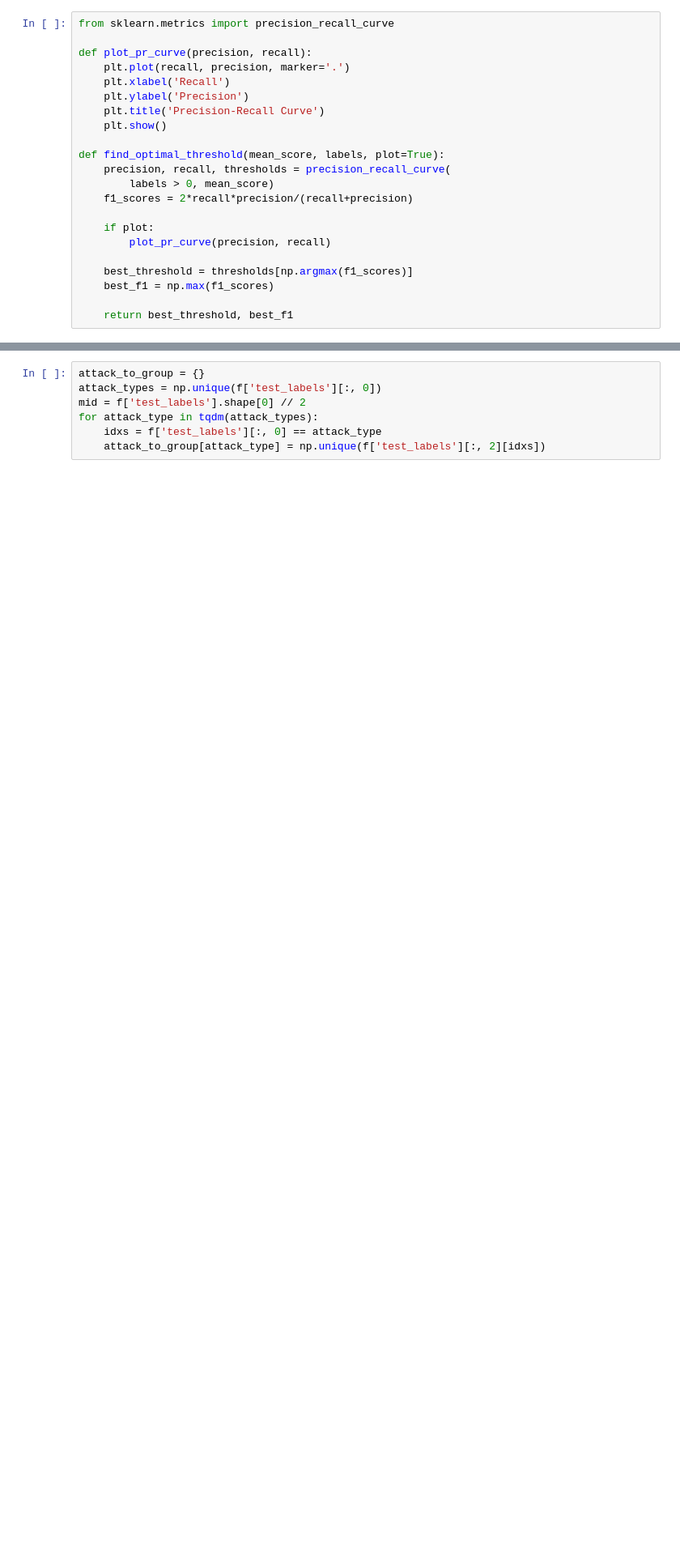
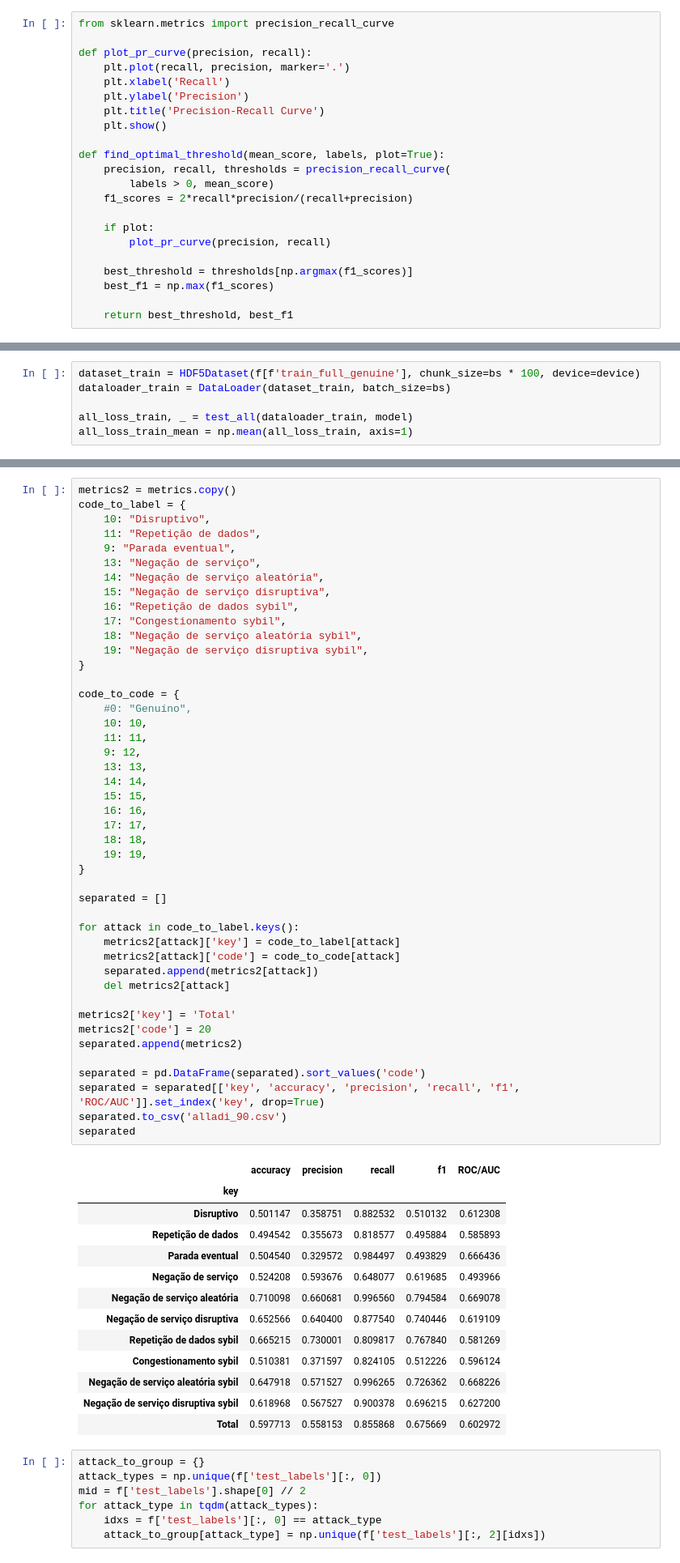
Before and after one commit to imperial-qore/TranAD, a Jupyter notebook: veremi/inference.ipynb, the cells around one changed output, grey strips where cells are left out. Shown at 81% size. Saved outputs shown, nothing was run; the diff lists cells and outputs as text; blank space fills up the shorter version.

```diff
--- a/veremi/inference.ipynb
+++ b/veremi/inference.ipynb
@@ -374,0 +459,6 @@ find_optimal_threshold(all_loss_mean, label)
+# %%
+dataset_train = HDF5Dataset(f[f'train_full_genuine'], chunk_size=bs * 100, device=device)
+dataloader_train = DataLoader(dataset_train, batch_size=bs)
+
+all_loss_train, _ = test_all(dataloader_train, model)
+all_loss_train_mean = np.mean(all_loss_train, axis=1)
@@ -375,3 +473,62 @@ find_optimal_threshold(all_loss_mean, label)
+# %%
+metrics2 = metrics.copy()
+code_to_label = {
+    10: "Disruptivo",
+    11: "Repetição de dados",
+    9: "Parada eventual",
+    13: "Negação de serviço",
+    14: "Negação de serviço aleatória",
+    15: "Negação de serviço disruptiva",
+    16: "Repetição de dados sybil",
+    17: "Congestionamento sybil",
+    18: "Negação de serviço aleatória sybil",
+    19: "Negação de serviço disruptiva sybil",
+}
+
+code_to_code = {
+    #0: "Genuíno",
+    10: 10,
+    11: 11,
+    9: 12,
+    13: 13,
+    14: 14,
+    15: 15,
+    16: 16,
+    17: 17,
+    18: 18,
+    19: 19,
+}
+
+separated = []
+
+for attack in code_to_label.keys():
+    metrics2[attack]['key'] = code_to_label[attack]
+    metrics2[attack]['code'] = code_to_code[attack]
+    separated.append(metrics2[attack])
+    del metrics2[attack]
+
+metrics2['key'] = 'Total'
+metrics2['code'] = 20
+separated.append(metrics2)
+
+separated = pd.DataFrame(separated).sort_values('code')
+separated = separated[['key', 'accuracy', 'precision', 'recall', 'f1', 'ROC/AUC']].set_index('key', drop=True)
+separated.to_csv('alladi_90.csv')
+separated
+# %% [output]
+|  | accuracy | precision | recall | f1 | ROC/AUC |
+| key |  |  |  |  |  |
+| Disruptivo | 0.501147 | 0.358751 | 0.882532 | 0.510132 | 0.612308 |
+| Repetição de dados | 0.494542 | 0.355673 | 0.818577 | 0.495884 | 0.585893 |
+| Parada eventual | 0.504540 | 0.329572 | 0.984497 | 0.493829 | 0.666436 |
+| Negação de serviço | 0.524208 | 0.593676 | 0.648077 | 0.619685 | 0.493966 |
+| Negação de serviço aleatória | 0.710098 | 0.660681 | 0.996560 | 0.794584 | 0.669078 |
+| Negação de serviço disruptiva | 0.652566 | 0.640400 | 0.877540 | 0.740446 | 0.619109 |
+| Repetição de dados sybil | 0.665215 | 0.730001 | 0.809817 | 0.767840 | 0.581269 |
+| Congestionamento sybil | 0.510381 | 0.371597 | 0.824105 | 0.512226 | 0.596124 |
+| Negação de serviço aleatória sybil | 0.647918 | 0.571527 | 0.996265 | 0.726362 | 0.668226 |
+| Negação de serviço disruptiva sybil | 0.618968 | 0.567527 | 0.900378 | 0.696215 | 0.627200 |
+| Total | 0.597713 | 0.558153 | 0.855868 | 0.675669 | 0.602972 |
 # %%
 attack_to_group = {}
 attack_types = np.unique(f['test_labels'][:, 0])
```
Also changed, not shown: parts of 19 cells of this notebook, 5 other files.
